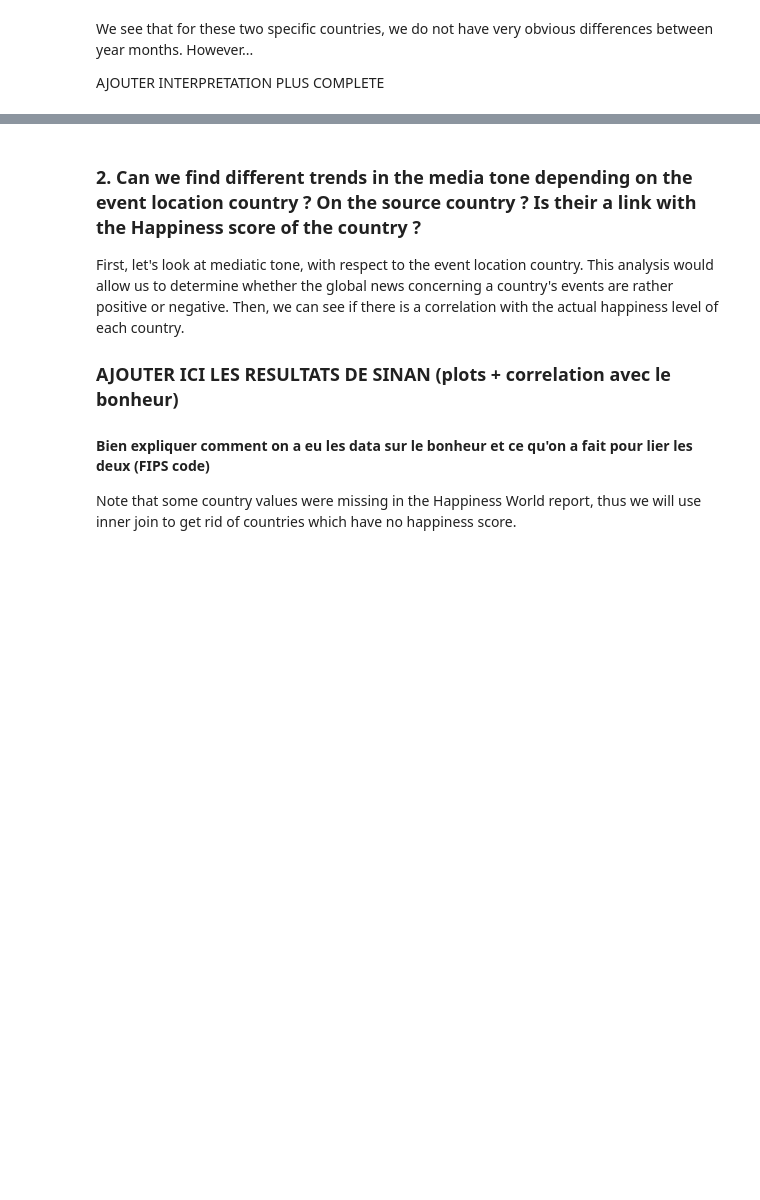
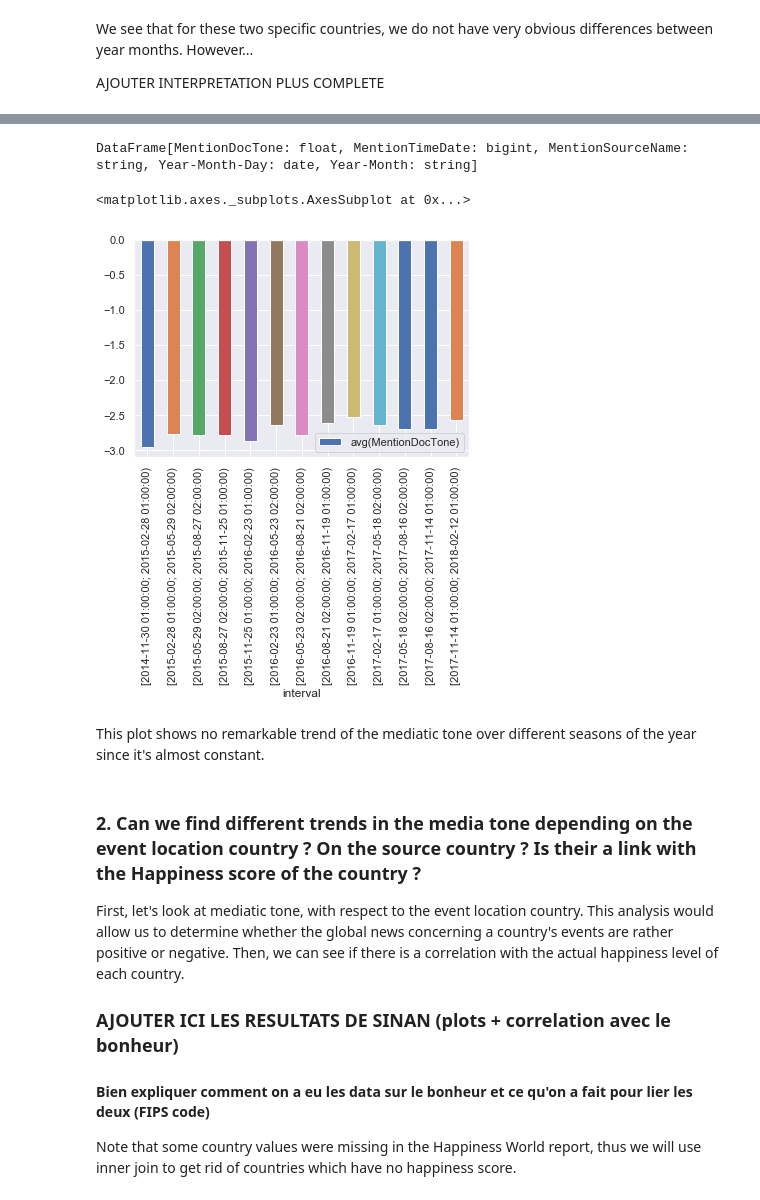
Before and after one commit to lbrgt/ADA_Project, a Jupyter notebook: Milestone2.ipynb, the cells around one changed output, grey strips where cells are left out. Saved outputs shown, nothing was run; the diff lists cells and outputs as text; code cells hidden in the pictures; blank space fills up the shorter version.

Commit message:
Sinan seasons

```diff
--- a/Milestone2.ipynb
+++ b/Milestone2.ipynb
@@ -83,3 +166,32 @@ AJOUTER INTERPRETATION PLUS COMPLETE
+# %%
+mentions_df
+# %% [output]
+DataFrame[MentionDocTone: float, MentionTimeDate: bigint, MentionSourceName: string, Year-Month-Day: date, Year-Month: string]
+# %%
+mentions_df = mentions_df.groupBy(window(mentions_df['Year-Month-Day'], \
+                                                           "90 days", \
+                                                           startTime = "24 days"
+                                                          ) \
+                                 ) \
+                        .agg(mean("MentionDocTone")) \
+# %%
+mentions_df = mentions_df.withColumn("start", mentions_df.window.start.cast("string")) \
+                         .withColumn("end", mentions_df.window.end.cast("string")) \
+                         .sort('start', ascending = True) \
+                         .select('start', 'end', 'avg(MentionDocTone)')
+# %%
+mentions_Pandas_df = mentions_df.toPandas()
+# %%
+mentions_Pandas_df["interval"] = "[" + mentions_Pandas_df["start"] + "; " +\
+                                       mentions_Pandas_df["end"] + ")"
+mentions_Pandas_df = mentions_Pandas_df[['start', 'end', 'interval', 'avg(MentionDocTone)']]
+# %%
+mentions_Pandas_df.plot.bar(x='interval', y='avg(MentionDocTone)')
+# %% [output]
+<matplotlib.axes._subplots.AxesSubplot at 0x...>
+[figure, added]
+# %% [markdown]
+This plot shows no remarkable trend of the mediatic tone over different seasons of the year since it's almost constant.
 # %% [markdown]
 ### 2. Can we find different trends in the media tone depending on the event location country ? On the source country ? Is their a link with the Happiness score of the country ?
 
```
Also changed, not shown: parts of 9 cells of this notebook, 1 other file.
